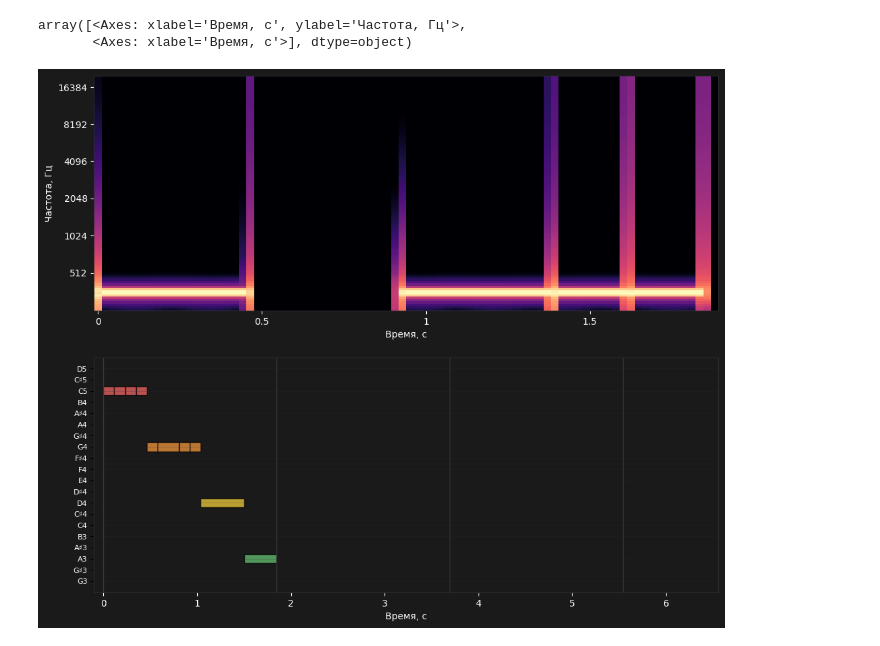
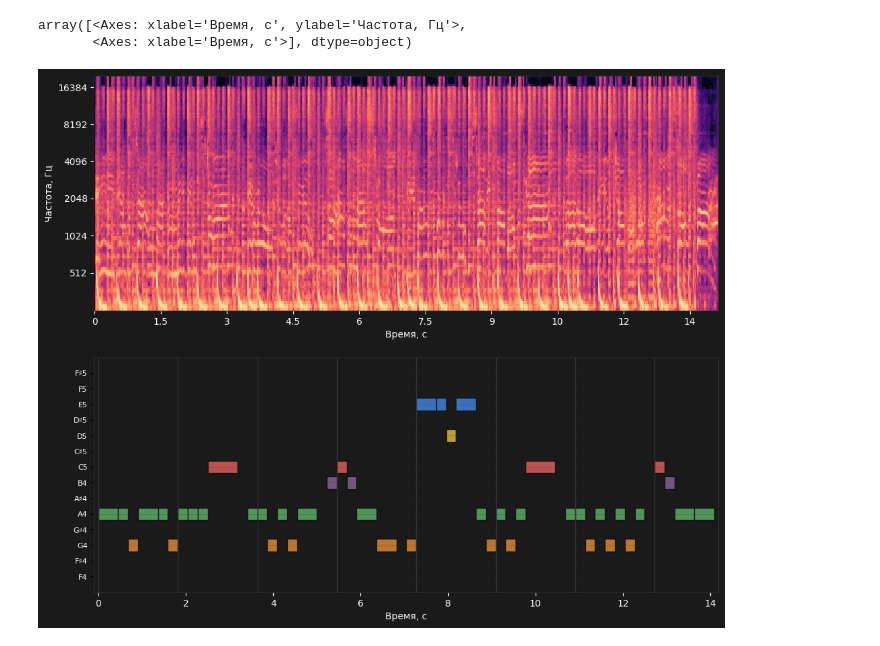
Before and after one commit to HerrPhoton/plagitune, a Jupyter notebook: notebooks/inference.ipynb, the cells around one changed output. Saved outputs shown, nothing was run; the diff lists cells and outputs as text; code cells hidden in the pictures.

```diff
--- a/notebooks/inference.ipynb
+++ b/notebooks/inference.ipynb
@@ -17,22 +18,22 @@ from src.data.datasets.melody_dataset import MelodyDataset
 from src.data.datasets.audio_dataset import AudioDataset
 
 dataset = MelodyDataset.from_path(
-    "..\\datasets\\melody_extraction\\processed\\train",
+    "..\\datasets\\melody_extraction\\raw\\",
     hop_size=4,
 )
 
-audio_dataset = AudioDataset(dataset.sliced_audio[:2])
-audio_dataset.sliced_audio = dataset.sliced_audio[:2]
+audio_dataset = AudioDataset(dataset.sliced_audio)
+audio_dataset.sliced_audio = dataset.sliced_audio
 # %%
 from src.data.structures.sample import Sample
 
-audio = dataset.sliced_audio[0]
-melody = dataset.sliced_melody[0]
+audio = dataset.audio[0]
+melody = dataset.melody[0]
 
 sample = Sample(audio, melody)
 sample.visualize_with_spectrogram()
 # %% [output]
 array([<Axes: xlabel='Время, с', ylabel='Частота, Гц'>,
        <Axes: xlabel='Время, с'>], dtype=object)
-[figure, old version]
+[figure, new version]
 # %%
```
Also changed, not shown: parts of 3 cells of this notebook, 10 other files.
